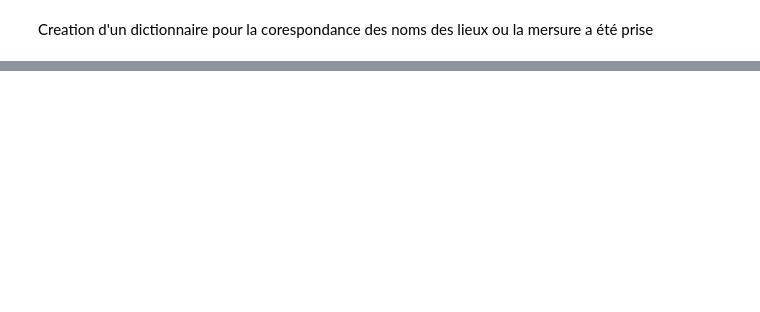
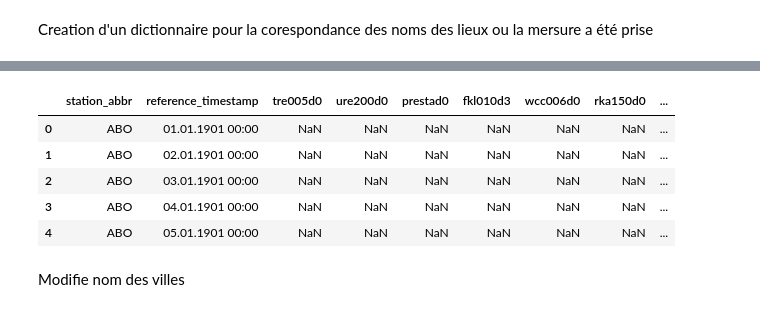
Before and after one commit to Inertie78/StatisticalWeather, a Jupyter notebook: statisticalWeather.ipynb, the cells around one changed output, grey strips where cells are left out. Saved outputs shown, nothing was run; the diff lists cells and outputs as text; code cells hidden in the pictures; blank space fills up the shorter version.

```diff
--- a/statisticalWeather.ipynb
+++ b/statisticalWeather.ipynb
@@ -10,11 +38,15 @@ Creation d'un dictionaire pour la corespondance des noms de colonne
 # %%
 columns_id = pd.read_csv('data/columns_identifier.csv', sep=';', encoding="latin1")
 
-newColums_id =[]
+columns_id = pd.read_csv('data/columns_identifier.csv', sep=';', encoding="latin1")
 
-for i in range(len(columns_id["parameter_description_en"])):
-    newColums_id.append(columns_id["parameter_description_en"][i].replace(";", " /"))
+columns_id["parameter_description_en"] = columns_id["parameter_description_en"].replace(to_replace=r';', value='/', regex=True)
 
-dict_nameColumns = dict(zip(columns_id["parameter_shortname"], newColums_id))
+dict_nameColumns = dict(zip(columns_id["parameter_shortname"], columns_id["parameter_description_en"]))
+
+# Définir la colonne "nom" comme index
+columns_id.set_index('parameter_shortname', inplace=True)
+
 print(dict_nameColumns)
+columns_id.head()
 # %% [output]
@@ -109,0 +114,23 @@ np.int64(0)
+# %%
+columns_list = ['station_abbr','reference_timestamp','tre005d0',
+                'ure200d0','prestad0','fkl010d3','wcc006d0','rka150d0',
+                'htoautd0','gre000d0','sre000d0','erefaod0','xcd000d0']
+
+complete_list = list(columns_id['parameter_shortname'])
+
+column_names = data_frame.columns.tolist()
+
+dif_list = list(set(column_names) ^ set(columns_list))
+
+data_frame = data_frame.drop(columns=dif_list, axis=1)
+
+data_frame.head()
+# %% [output]
+|  | station_abbr | reference_timestamp | tre005d0 | ure200d0 | prestad0 | fkl010d3 | wcc006d0 | rka150d0 | ... |
+| 0 | ABO | 01.01.1901 00:00 | NaN | NaN | NaN | NaN | NaN | NaN | ... |
+| 1 | ABO | 02.01.1901 00:00 | NaN | NaN | NaN | NaN | NaN | NaN | ... |
+| 2 | ABO | 03.01.1901 00:00 | NaN | NaN | NaN | NaN | NaN | NaN | ... |
+| 3 | ABO | 04.01.1901 00:00 | NaN | NaN | NaN | NaN | NaN | NaN | ... |
+| 4 | ABO | 05.01.1901 00:00 | NaN | NaN | NaN | NaN | NaN | NaN | ... |
+# %% [markdown]
+Modifie nom des villes
```
Also changed, not shown: parts of 28 cells of this notebook, 1 other file.
